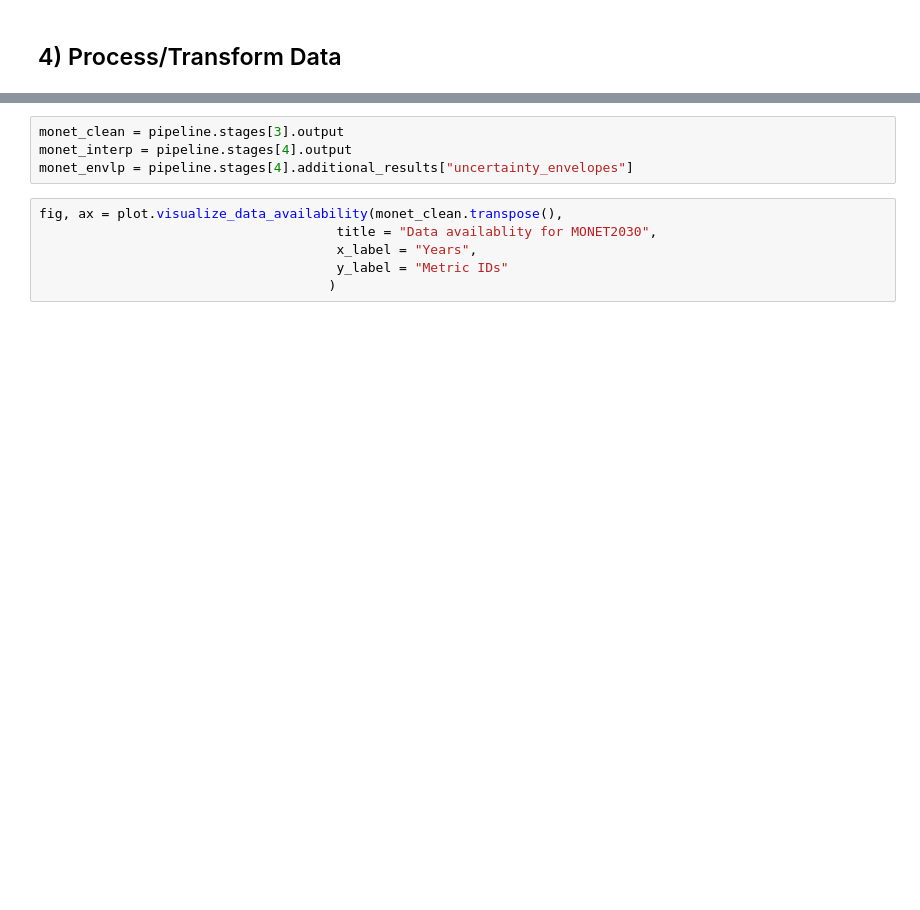
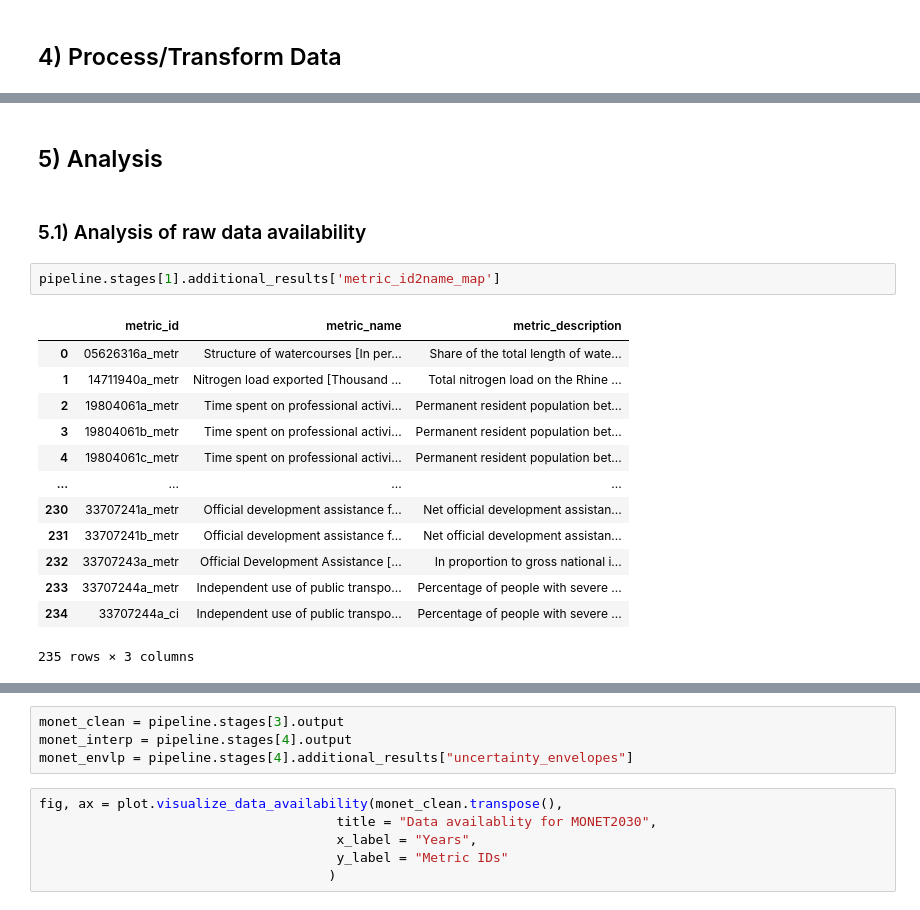
Before and after one commit to B-Lab-Switzerland/sipi-data-analysis, a Jupyter notebook: MONET_Analysis/notebooks/monet_data_scraper.ipynb, the cells around one changed output, grey strips where cells are left out. Cells and saved outputs as stored; diff of their text form; blank space fills up the shorter version.

```diff
--- a/MONET_Analysis/notebooks/monet_data_scraper.ipynb
+++ b/MONET_Analysis/notebooks/monet_data_scraper.ipynb
@@ -67,0 +127,20 @@ final_output = pipeline.run()
+# %% [markdown]
+## 5) Analysis
+# %% [markdown]
+### 5.1) Analysis of raw data availability
+# %%
+pipeline.stages[1].additional_results['metric_id2name_map']
+# %% [output]
+|  | metric_id | metric_name | metric_description |
+| 0 | 05626316a_metr | Structure of watercourses [In per... | Share of the total length of wate... |
+| 1 | 14711940a_metr | Nitrogen load exported [Thousand ... | Total nitrogen load on the Rhine ... |
+| 2 | 19804061a_metr | Time spent on professional activi... | Permanent resident population bet... |
+| 3 | 19804061b_metr | Time spent on professional activi... | Permanent resident population bet... |
+| 4 | 19804061c_metr | Time spent on professional activi... | Permanent resident population bet... |
+| ... | ... | ... | ... |
+| 230 | 33707241a_metr | Official development assistance f... | Net official development assistan... |
+| 231 | 33707241b_metr | Official development assistance f... | Net official development assistan... |
+| 232 | 33707243a_metr | Official Development Assistance [... | In proportion to gross national i... |
+| 233 | 33707244a_metr | Independent use of public transpo... | Percentage of people with severe ... |
+| 234 | 33707244a_ci | Independent use of public transpo... | Percentage of people with severe ... |
+235 rows × 3 columns
```
Also changed, not shown: parts of 14 cells of this notebook.
